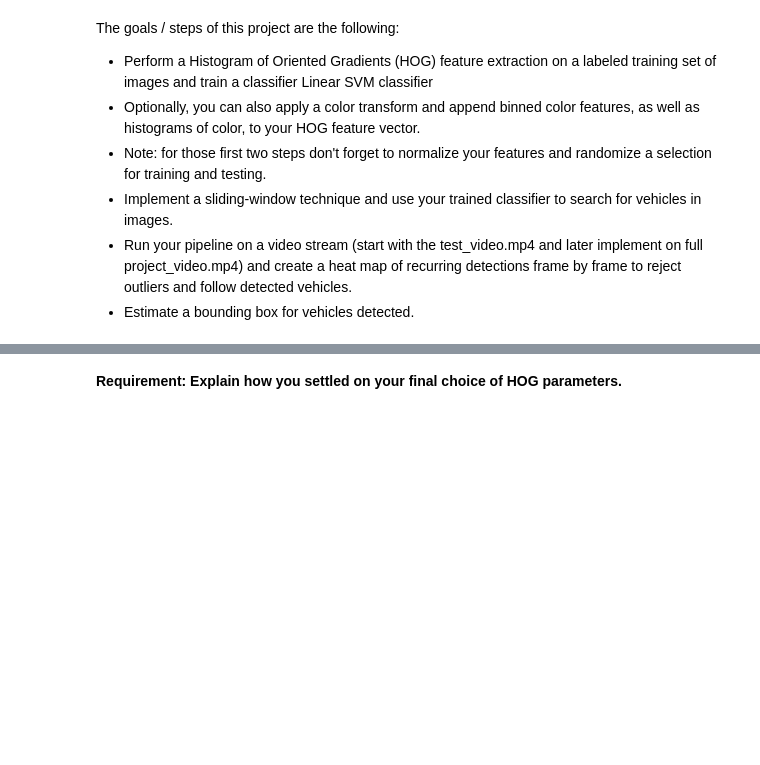
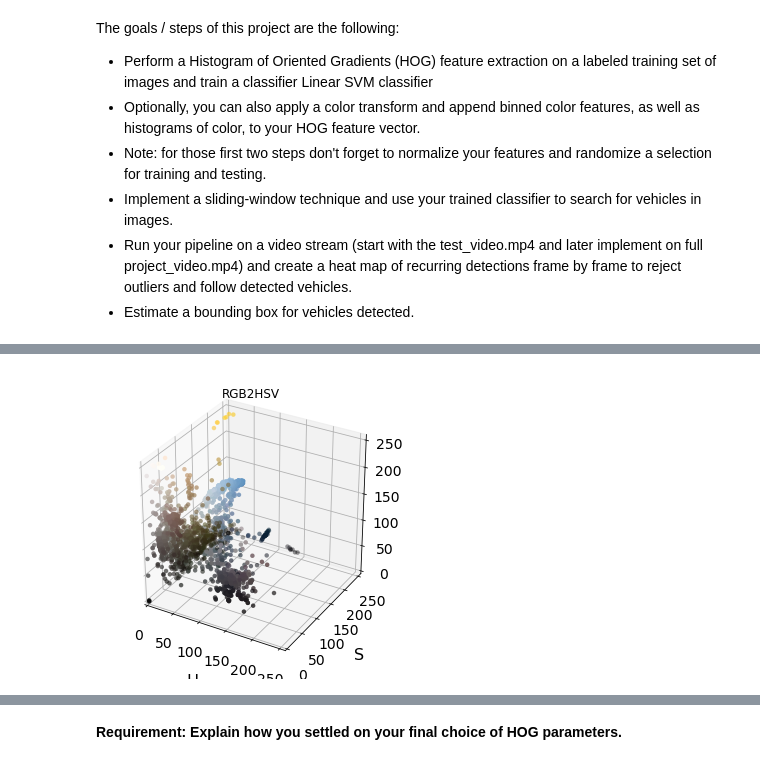
Before and after one commit to Lybron/CarND-T1P5, a Jupyter notebook: Vehicle Detection and Tracking.ipynb, the cells around one changed output, grey strips where cells are left out. Cells and saved outputs as stored; diff of their text form; code cells hidden in the pictures; blank space fills up the shorter version.

```diff
--- a/Vehicle Detection and Tracking.ipynb
+++ b/Vehicle Detection and Tracking.ipynb
@@ -11,0 +135,6 @@ The goals / steps of this project are the following:
+# %%
+plot3d(convert_color(img_small, color_spaces[2]), img_small_rgb, axis_labels=list("HSV"))
+plt.title(color_spaces[2])
+plt.show()
+# %% [output]
+[figure, added]
```
Also changed, not shown: parts of 60 cells of this notebook, 3 other files.
